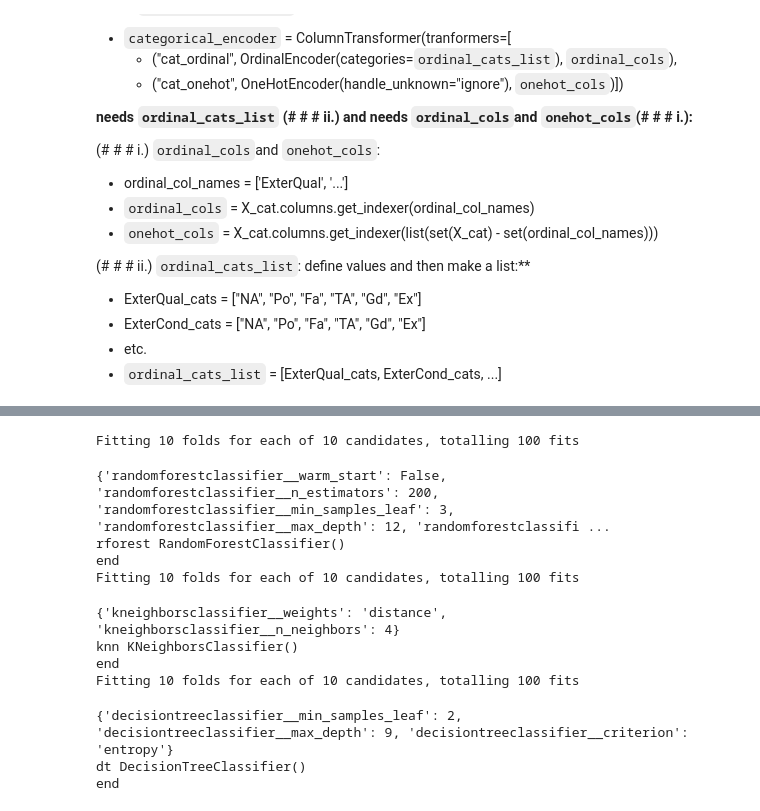
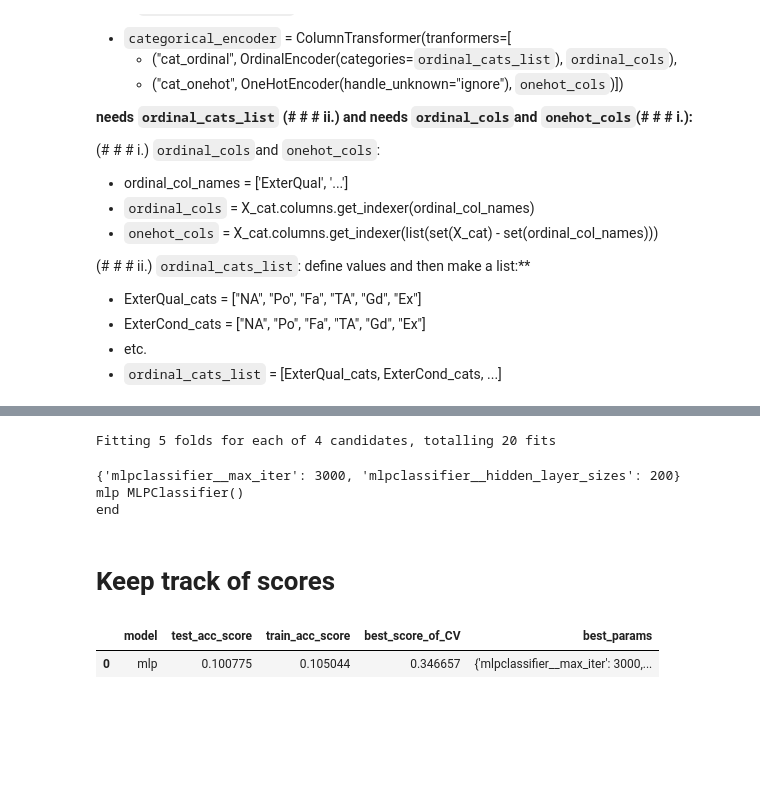
Before and after one commit to lgybas/BIKED_ligy, a Jupyter notebook: Classification_Pipeline_CV.ipynb, the cells around one changed output, grey strips where cells are left out. Saved outputs shown, nothing was run; the diff lists cells and outputs as text; code cells hidden in the pictures; blank space fills up the shorter version.

```diff
--- a/Classification_Pipeline_CV.ipynb
+++ b/Classification_Pipeline_CV.ipynb
@@ -700,21 +365,0 @@ pd.DataFrame(score_new)
-# %%
-scores_new = {
-"dataset": [],
-"preprocessing": [],
-"algorithm": [],
-"test_acc_score" : [],
-"train_acc_score" : [],
-#"best_params": [],
-"best_score_CV": [],
-}
-
-
-
-for i in score_new:
-    scores_new["dataset"].append(dataset)
-    scores_new["preprocessing"].append(preprocessing)
-    scores_new["algorithm"].append(i)
-    scores_new["test_acc_score"].append(scores_test_data[i])
-    scores_new["train_acc_score"].append(scores_train_data[i])
-#    score["best_params"].append()
-    scores_new["best_score_CV"].append(scores[i])
@@ -721,20 +426,14 @@ for i in score_new:
 # %%
+# set models, pass param_grid for preprocessor-pipeline
+list_of_models = ["mlp"] # , "rforest", "knn", "dt", "GaussPrC", "mlp" "SVC" "Ada", , "mlp"
 
-# set models, pass param_grid for preprocessor-pipeline
-list_of_models = ["rforest", "knn", "dt"] #"Ada", "SVC", "GaussPrC", "MLP"
 param_grid_preproc = {}
 
-score_new = evaluate_model(data, list_of_models, param_grid_preproc)
+score_new = evaluate_model(list_of_models, param_grid_preproc)
 # %% [output]
-Fitting 10 folds for each of 10 candidates, totalling 100 fits
+Fitting 5 folds for each of 4 candidates, totalling 20 fits
-{'randomforestclassifier__warm_start': False, 'randomforestclassifier__n_estimators': 200, 'randomforestclassifier__min_samples_leaf': 3, 'randomforestclassifier__max_depth': 12, 'randomforestclassifi ...
-rforest RandomForestClassifier()
+{'mlpclassifier__max_iter': 3000, 'mlpclassifier__hidden_layer_sizes': 200}
+mlp MLPClassifier()
 end
-Fitting 10 folds for each of 10 candidates, totalling 100 fits
-{'kneighborsclassifier__weights': 'distance', 'kneighborsclassifier__n_neighbors': 4}
-knn KNeighborsClassifier()
-end
-Fitting 10 folds for each of 10 candidates, totalling 100 fits
-{'decisiontreeclassifier__min_samples_leaf': 2, 'decisiontreeclassifier__max_depth': 9, 'decisiontreeclassifier__criterion': 'entropy'}
-dt DecisionTreeClassifier()
-end
+# %% [markdown]
+# Keep track of scores
@@ -741,2 +455,9 @@ end
+# %%
+score_new
+# the ada boost - which is not a model itself but a way to stack things together performs really bad. Ada-Boost
+#
+# %% [output]
+|  | model | test_acc_score | train_acc_score | best_score_of_CV | best_params |
+| 0 | mlp | 0.100775 | 0.105044 | 0.346657 | {'mlpclassifier__max_iter': 3000,... |
 # %%
 #description of the current round
```
Also changed, not shown: parts of 42 cells of this notebook, 2 other files.
